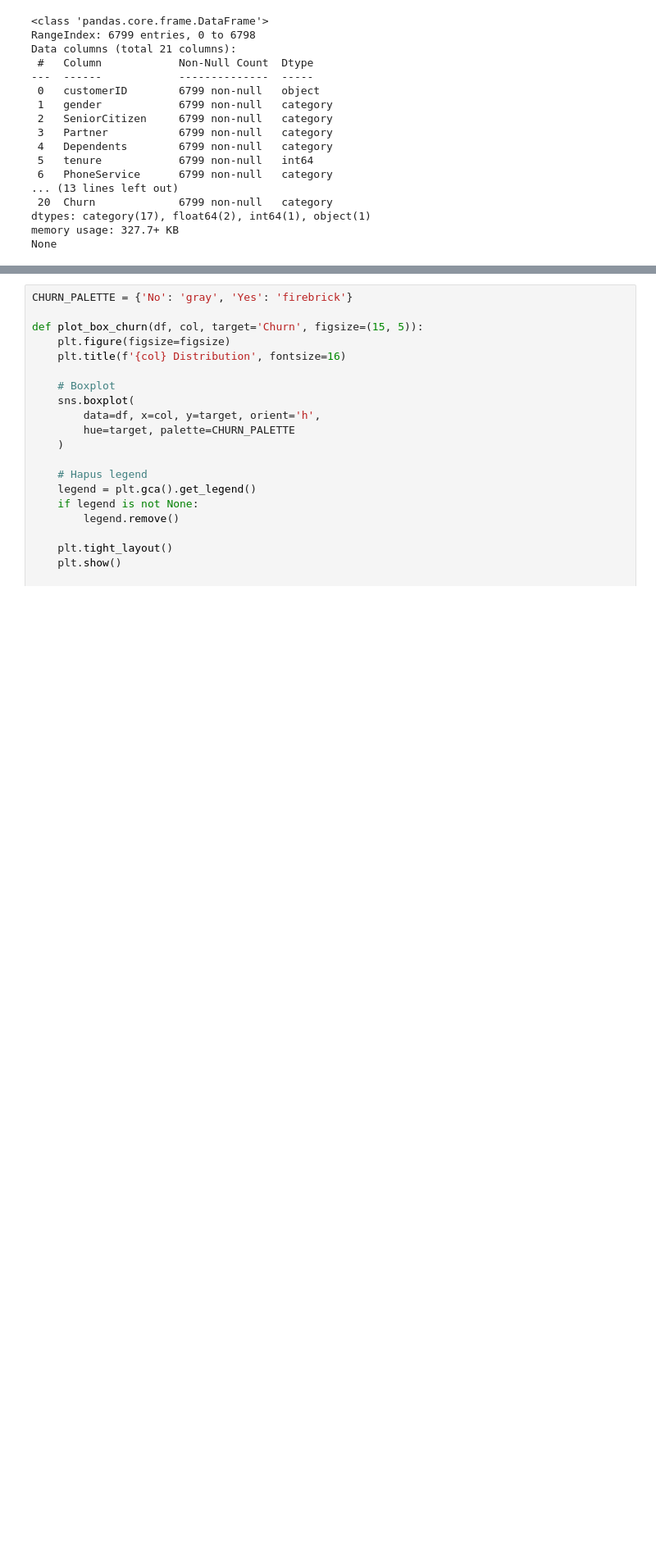
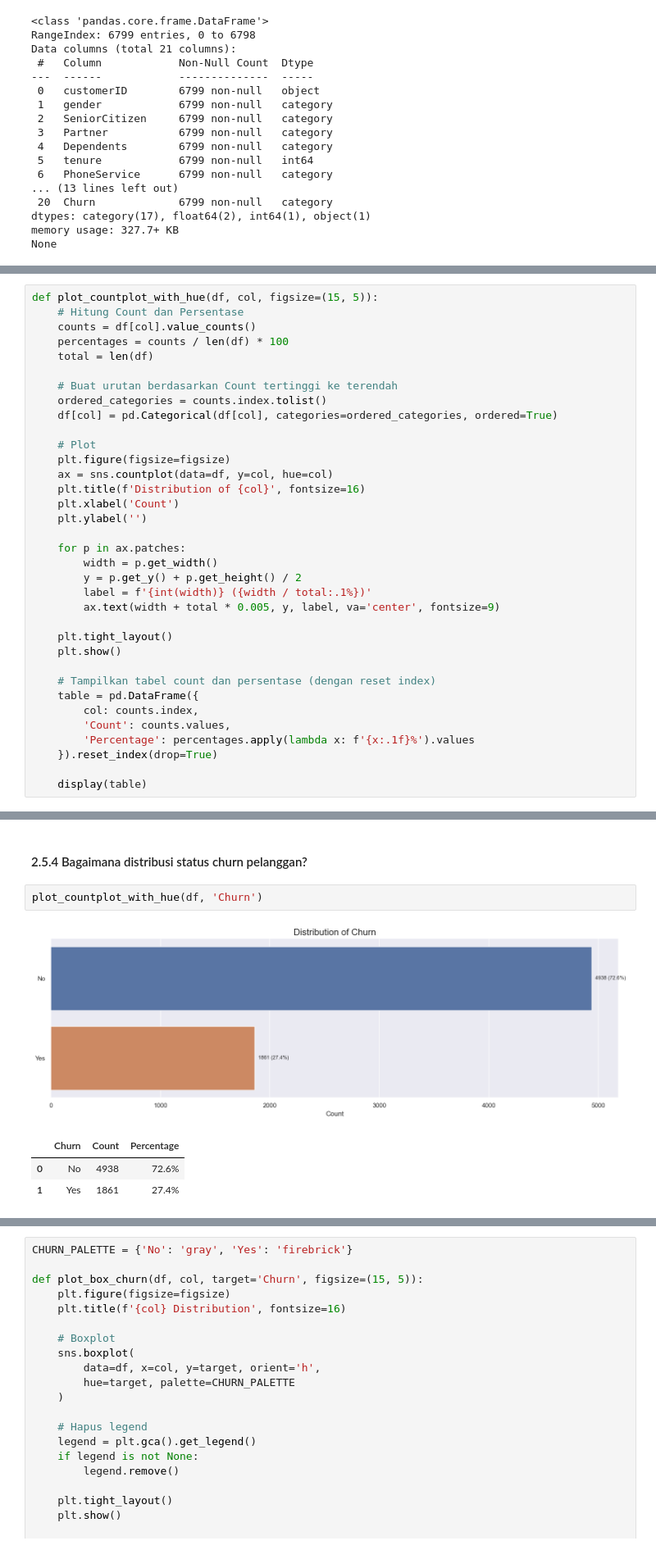
Before and after one commit to hansdarmawann/AlphaGroup_JC_DS_FT_BSD_26_FinalProject, a Jupyter notebook: Notebook/Section 2.ipynb, the cells around one changed output, grey strips where cells are left out. Shown at 82% size. Saved outputs shown, nothing was run; the diff lists cells and outputs as text; blank space fills up the shorter version.

```diff
--- a/Notebook/Section 2.ipynb
+++ b/Notebook/Section 2.ipynb
@@ -329,0 +356,35 @@ Untuk menyederhanakan analisis sekaligus mengefisienkan penggunaan memori, sebag
+# %%
+def plot_countplot_with_hue(df, col, figsize=(15, 5)):
+    # Hitung Count dan Persentase
+    counts = df[col].value_counts()
+    percentages = counts / len(df) * 100
+    total = len(df)
+
+    # Buat urutan berdasarkan Count tertinggi ke terendah
+    ordered_categories = counts.index.tolist()
+    df[col] = pd.Categorical(df[col], categories=ordered_categories, ordered=True)
+
+    # Plot
+    plt.figure(figsize=figsize)
+    ax = sns.countplot(data=df, y=col, hue=col)
+    plt.title(f'Distribution of {col}', fontsize=16)
+    plt.xlabel('Count')
+    plt.ylabel('')
+
+    for p in ax.patches:
+        width = p.get_width()
+        y = p.get_y() + p.get_height() / 2
+        label = f'{int(width)} ({width / total:.1%})'
+        ax.text(width + total * 0.005, y, label, va='center', fontsize=9)
+
+    plt.tight_layout()
+    plt.show()
+
+    # Tampilkan tabel count dan persentase (dengan reset index)
+    table = pd.DataFrame({
+        col: counts.index,
+        'Count': counts.values,
+        'Percentage': percentages.apply(lambda x: f'{x:.1f}%').values
+    }).reset_index(drop=True)
+
+    display(table)
@@ -329,0 +441,9 @@ Untuk menyederhanakan analisis sekaligus mengefisienkan penggunaan memori, sebag
+# %% [markdown]
+#### 2.5.4 Bagaimana distribusi status churn pelanggan?
+# %%
+plot_countplot_with_hue(df, 'Churn')
+# %% [output]
+[figure, added]
+|  | Churn | Count | Percentage |
+| 0 | No | 4938 | 72.6% |
+| 1 | Yes | 1861 | 27.4% |
```
Also changed, not shown: parts of 96 cells of this notebook.
